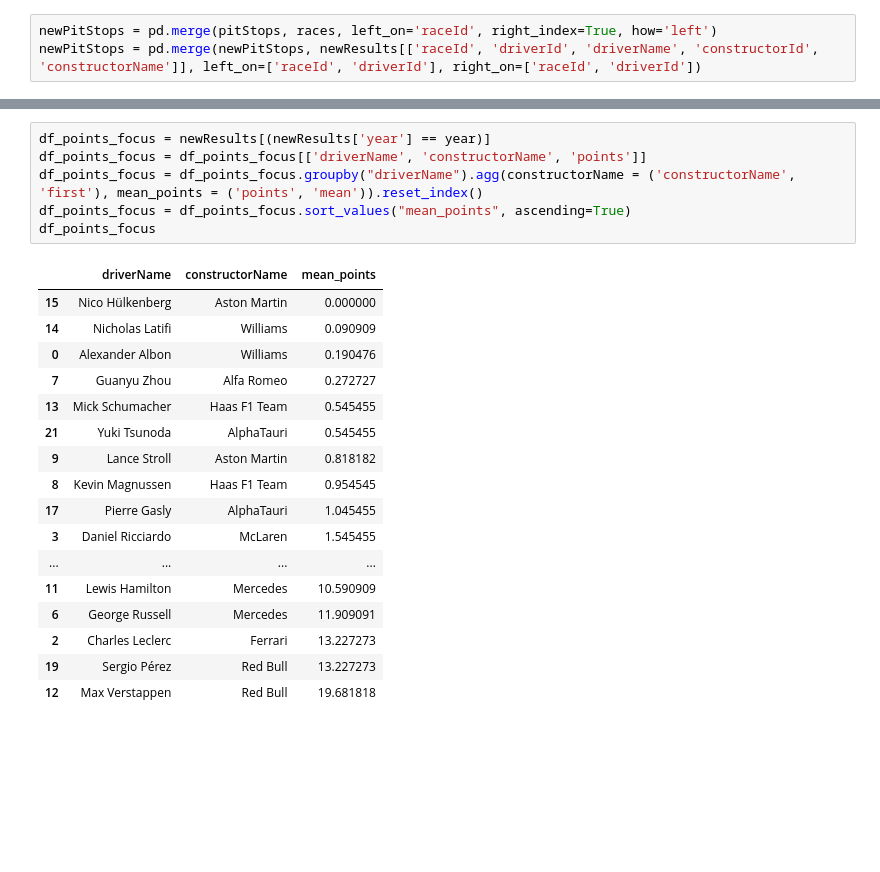
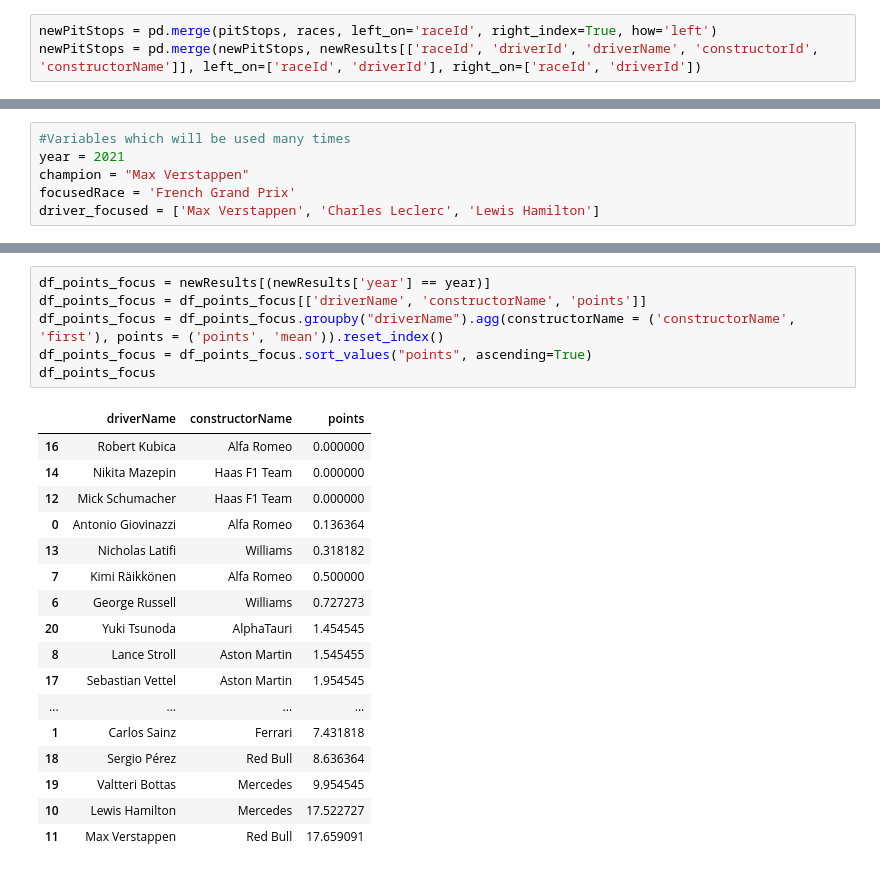
Before and after one commit to Kuramathi/F1-Reporting, a Jupyter notebook: src/main.ipynb, the cells around one changed output, grey strips where cells are left out. Saved outputs shown, nothing was run; the diff lists cells and outputs as text; blank space fills up the shorter version.

```diff
--- a/src/main.ipynb
+++ b/src/main.ipynb
@@ -111 +106,7 @@ focusedRace = 'French Grand Prix'
+# %%
+#Variables which will be used many times
+year = 2021
+champion = "Max Verstappen"
+focusedRace = 'French Grand Prix'
+driver_focused = ['Max Verstappen', 'Charles Leclerc', 'Lewis Hamilton']
 # %%
@@ -156,25 +171,25 @@ fig.show()
 # %%
 df_points_focus = newResults[(newResults['year'] == year)]
 df_points_focus = df_points_focus[['driverName', 'constructorName', 'points']]
-df_points_focus = df_points_focus.groupby("driverName").agg(constructorName = ('constructorName', 'first'), mean_points = ('points', 'mean')).reset_index()
-df_points_focus = df_points_focus.sort_values("mean_points", ascending=True)
+df_points_focus = df_points_focus.groupby("driverName").agg(constructorName = ('constructorName', 'first'), points = ('points', 'mean')).reset_index()
+df_points_focus = df_points_focus.sort_values("points", ascending=True)
 df_points_focus
 # %% [output]
-|  | driverName | constructorName | mean_points |
-| 15 | Nico Hülkenberg | Aston Martin | 0.000000 |
-| 14 | Nicholas Latifi | Williams | 0.090909 |
-| 0 | Alexander Albon | Williams | 0.190476 |
-| 7 | Guanyu Zhou | Alfa Romeo | 0.272727 |
-| 13 | Mick Schumacher | Haas F1 Team | 0.545455 |
-| 21 | Yuki Tsunoda | AlphaTauri | 0.545455 |
-| 9 | Lance Stroll | Aston Martin | 0.818182 |
-| 8 | Kevin Magnussen | Haas F1 Team | 0.954545 |
-| 17 | Pierre Gasly | AlphaTauri | 1.045455 |
-| 3 | Daniel Ricciardo | McLaren | 1.545455 |
+|  | driverName | constructorName | points |
+| 16 | Robert Kubica | Alfa Romeo | 0.000000 |
+| 14 | Nikita Mazepin | Haas F1 Team | 0.000000 |
+| 12 | Mick Schumacher | Haas F1 Team | 0.000000 |
+| 0 | Antonio Giovinazzi | Alfa Romeo | 0.136364 |
+| 13 | Nicholas Latifi | Williams | 0.318182 |
+| 7 | Kimi Räikkönen | Alfa Romeo | 0.500000 |
+| 6 | George Russell | Williams | 0.727273 |
+| 20 | Yuki Tsunoda | AlphaTauri | 1.454545 |
+| 8 | Lance Stroll | Aston Martin | 1.545455 |
+| 17 | Sebastian Vettel | Aston Martin | 1.954545 |
 | ... | ... | ... | ... |
-| 11 | Lewis Hamilton | Mercedes | 10.590909 |
-| 6 | George Russell | Mercedes | 11.909091 |
-| 2 | Charles Leclerc | Ferrari | 13.227273 |
-| 19 | Sergio Pérez | Red Bull | 13.227273 |
-| 12 | Max Verstappen | Red Bull | 19.681818 |
+| 1 | Carlos Sainz | Ferrari | 7.431818 |
+| 18 | Sergio Pérez | Red Bull | 8.636364 |
+| 19 | Valtteri Bottas | Mercedes | 9.954545 |
+| 10 | Lewis Hamilton | Mercedes | 17.522727 |
+| 11 | Max Verstappen | Red Bull | 17.659091 |
 # %%
```
Also changed, not shown: parts of 15 cells of this notebook.
